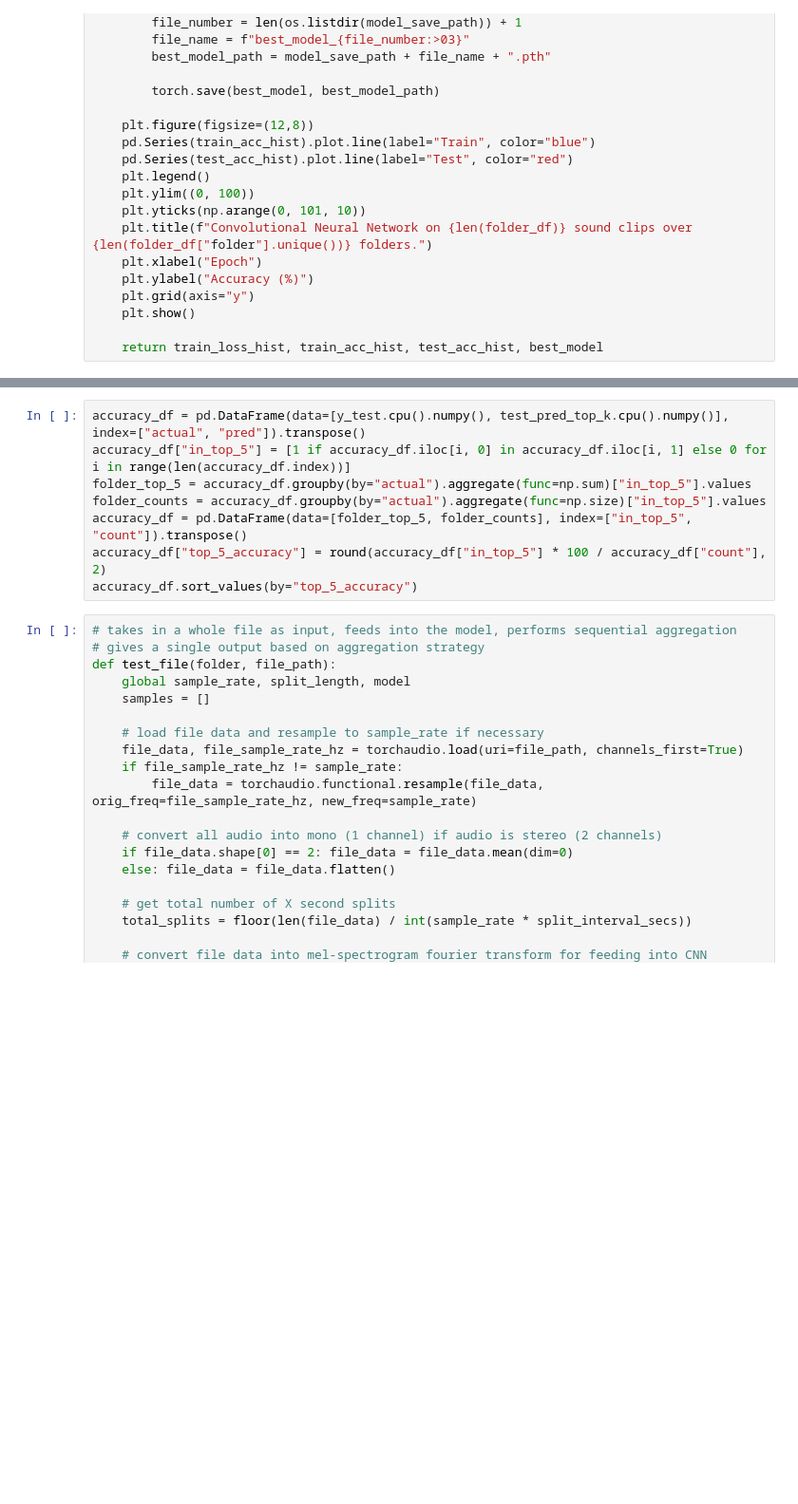
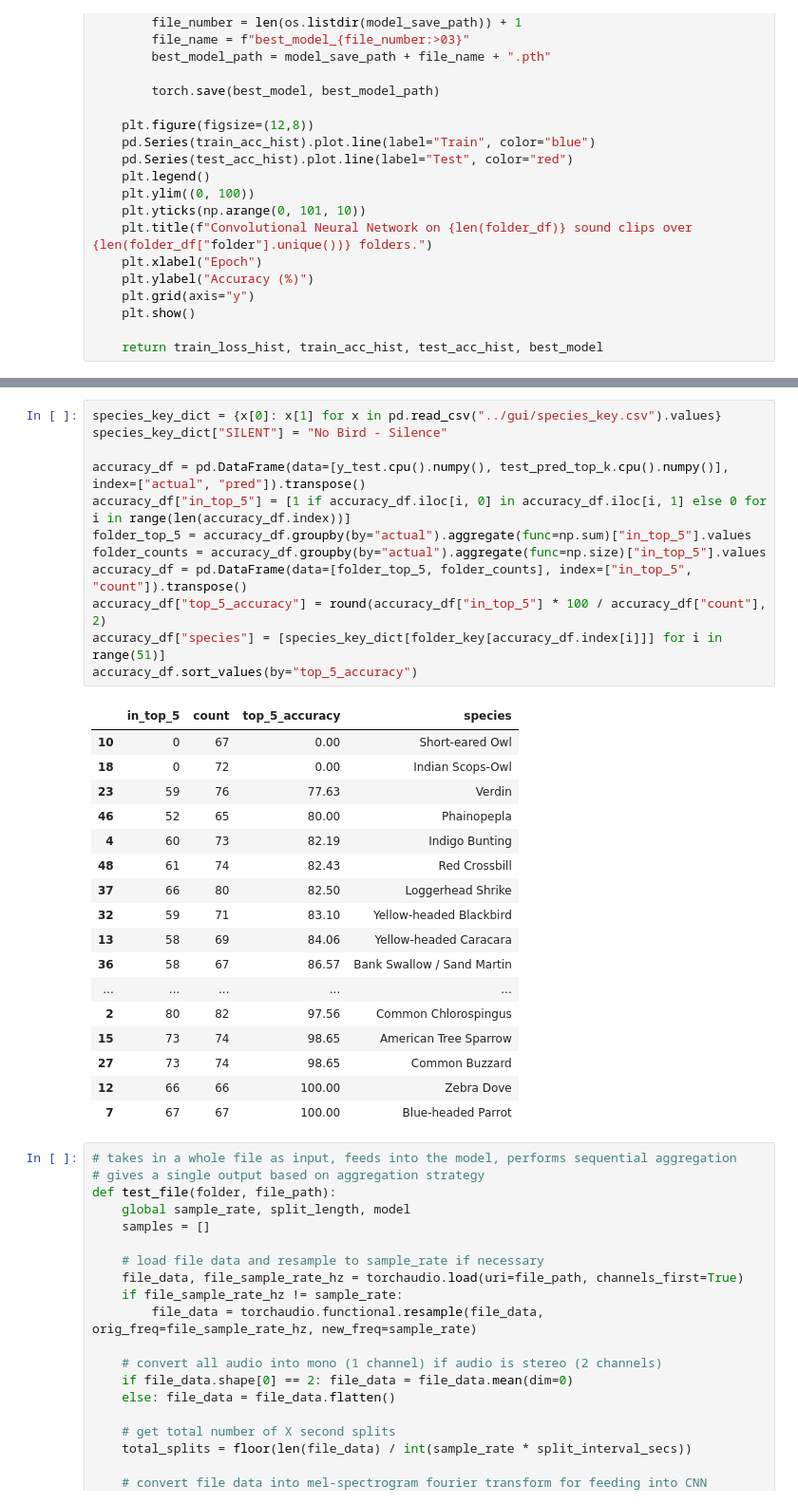
Before and after one commit to spearmintage/final-project, a Jupyter notebook: code/development/deeper_audio_test.ipynb, the cells around one changed output, grey strips where cells are left out. Shown at 95% size. Drawn from its saved outputs; the diff is of its cells as text; blank space fills up the shorter version.

```diff
--- a/code/development/deeper_audio_test.ipynb
+++ b/code/development/deeper_audio_test.ipynb
@@ -723,11 +797,33 @@ folder_df["file"].value_counts()
 # %%
+species_key_dict = {x[0]: x[1] for x in pd.read_csv("../gui/species_key.csv").values}
+species_key_dict["SILENT"] = "No Bird - Silence"
+
 accuracy_df = pd.DataFrame(data=[y_test.cpu().numpy(), test_pred_top_k.cpu().numpy()], index=["actual", "pred"]).transpose()
 accuracy_df["in_top_5"] = [1 if accuracy_df.iloc[i, 0] in accuracy_df.iloc[i, 1] else 0 for i in range(len(accuracy_df.index))]
 folder_top_5 = accuracy_df.groupby(by="actual").aggregate(func=np.sum)["in_top_5"].values
 folder_counts = accuracy_df.groupby(by="actual").aggregate(func=np.size)["in_top_5"].values
 accuracy_df = pd.DataFrame(data=[folder_top_5, folder_counts], index=["in_top_5", "count"]).transpose()
 accuracy_df["top_5_accuracy"] = round(accuracy_df["in_top_5"] * 100 / accuracy_df["count"], 2)
+accuracy_df["species"] = [species_key_dict[folder_key[accuracy_df.index[i]]] for i in range(51)]
 accuracy_df.sort_values(by="top_5_accuracy")
+# %% [output]
+|  | in_top_5 | count | top_5_accuracy | species |
+| 10 | 0 | 67 | 0.00 | Short-eared Owl |
+| 18 | 0 | 72 | 0.00 | Indian Scops-Owl |
+| 23 | 59 | 76 | 77.63 | Verdin |
+| 46 | 52 | 65 | 80.00 | Phainopepla |
+| 4 | 60 | 73 | 82.19 | Indigo Bunting |
+| 48 | 61 | 74 | 82.43 | Red Crossbill |
+| 37 | 66 | 80 | 82.50 | Loggerhead Shrike |
+| 32 | 59 | 71 | 83.10 | Yellow-headed Blackbird |
+| 13 | 58 | 69 | 84.06 | Yellow-headed Caracara |
+| 36 | 58 | 67 | 86.57 | Bank Swallow / Sand Martin |
+| ... | ... | ... | ... | ... |
+| 2 | 80 | 82 | 97.56 | Common Chlorospingus |
+| 15 | 73 | 74 | 98.65 | American Tree Sparrow |
+| 27 | 73 | 74 | 98.65 | Common Buzzard |
+| 12 | 66 | 66 | 100.00 | Zebra Dove |
+| 7 | 67 | 67 | 100.00 | Blue-headed Parrot |
 # %%
 # takes in a whole file as input, feeds into the model, performs sequential aggregation
 # gives a single output based on aggregation strategy
```
Also changed, not shown: parts of 22 cells of this notebook.
